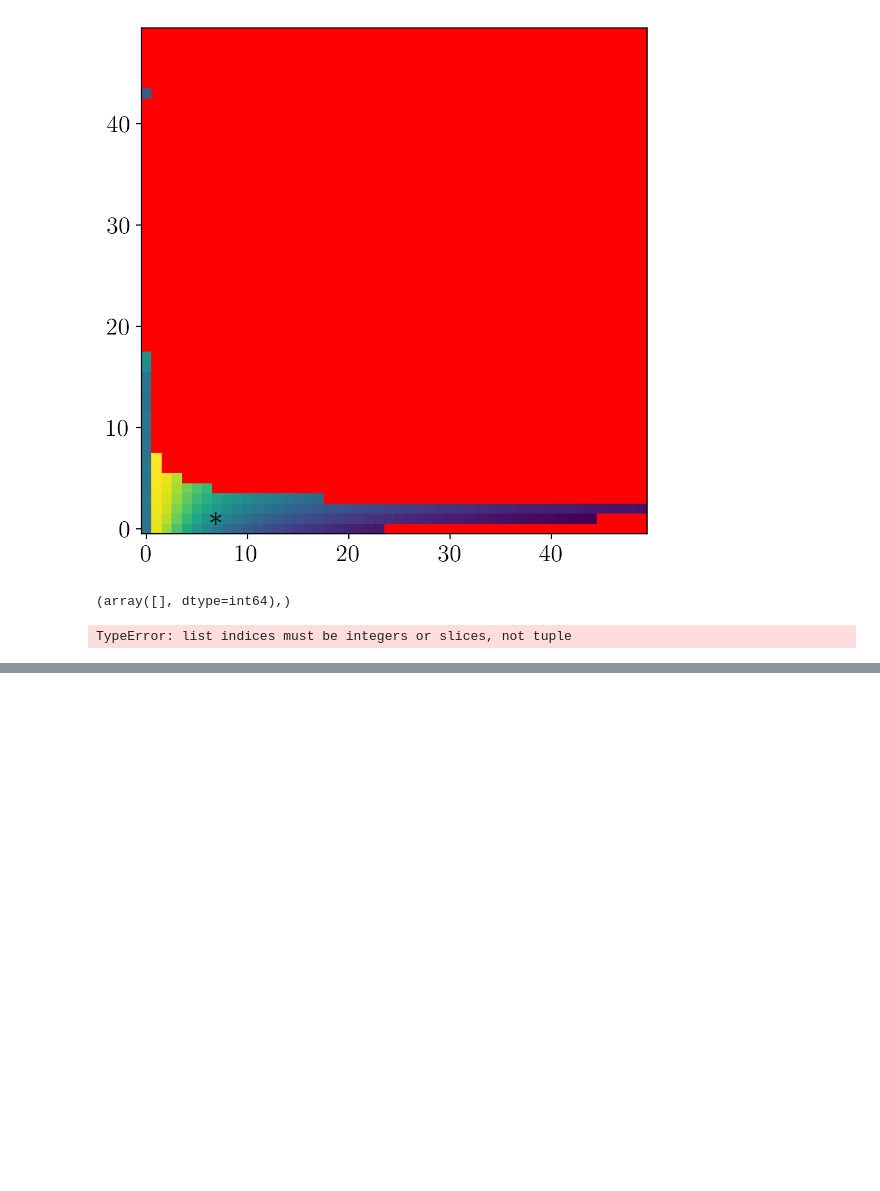
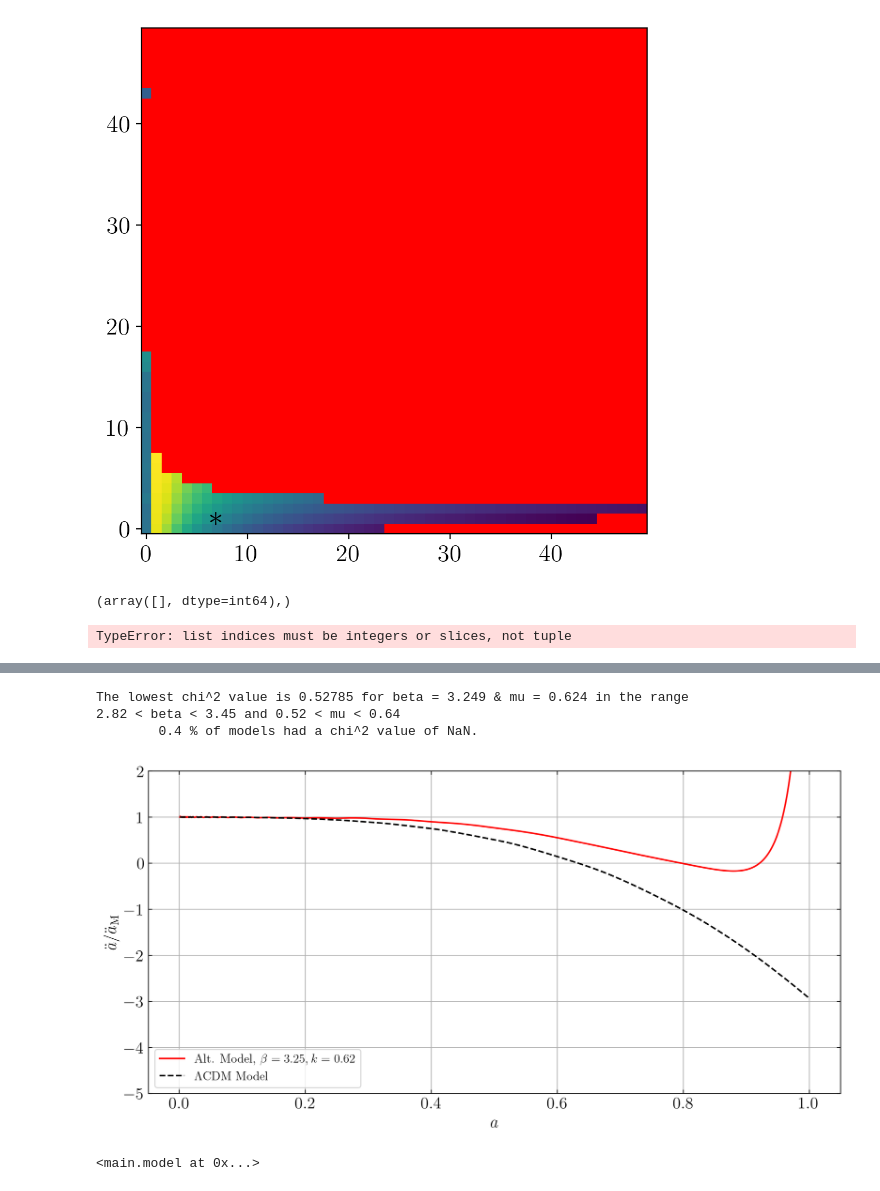
Before and after one commit to bktakacs/thesis_ku, a Jupyter notebook: Untitled-1.ipynb, the cells around one changed output, grey strips where cells are left out. Cells and saved outputs as stored; diff of their text form; code cells hidden in the pictures; blank space fills up the shorter version.

```diff
--- a/Untitled-1.ipynb
+++ b/Untitled-1.ipynb
@@ -237,0 +272,10 @@ TypeError: list indices must be integers or slices, not tuple
+# %%
+chi_search_a(fname='testingtesting1', length=100,
+             blim=(2.823941839865765, 3.451484470947046),
+             klim=(0.5213169886696869, 0.6371652083740618))
+# %% [output]
+The lowest chi^2 value is 0.52785 for beta = 3.249 & mu = 0.624 in the range
+2.82 < beta < 3.45 and 0.52 < mu < 0.64
+        0.4 % of models had a chi^2 value of NaN.
+[figure, added]
+<main.model at 0x...>
```
Also changed, not shown: parts of 4 cells of this notebook, 2 other files.
